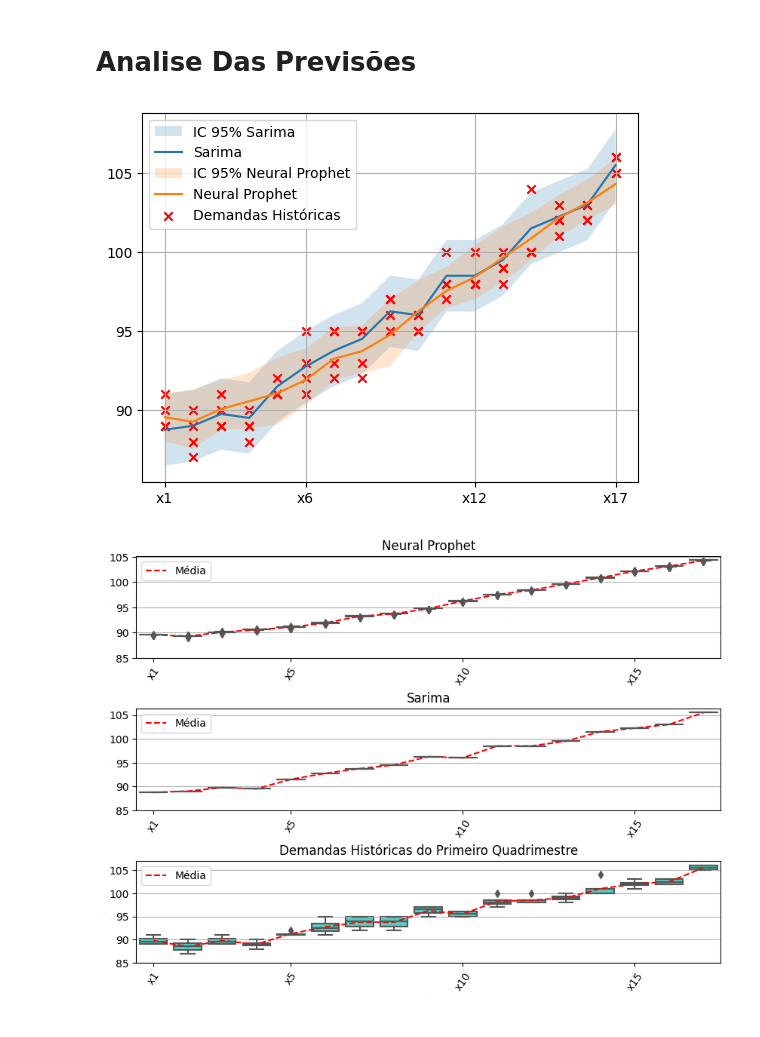
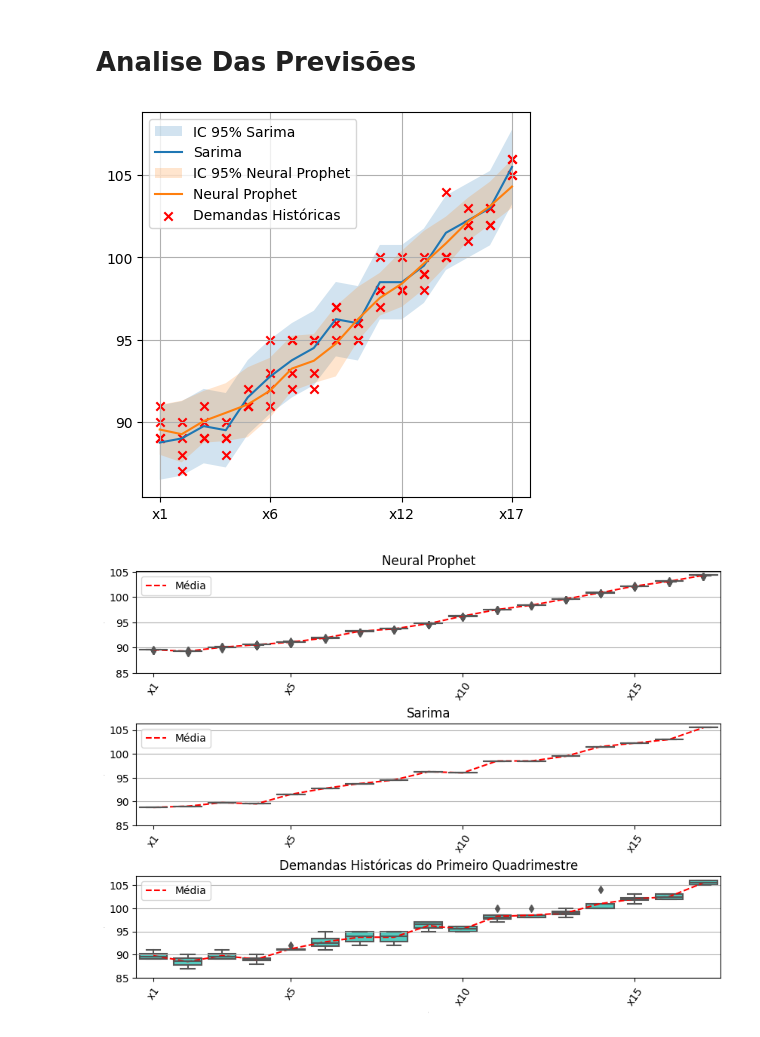
Before and after one commit to MarcioB1999/Prev_For_ULS, a Jupyter notebook: Modelos_previsao/previsoes_analise.ipynb, the cells around one changed output. Drawn from its saved outputs; the diff is of its cells as text; code cells hidden in the pictures.

```diff
--- a/Modelos_previsao/previsoes_analise.ipynb
+++ b/Modelos_previsao/previsoes_analise.ipynb
@@ -148,20 +148,21 @@ boxPlot_previsao_sar = dataFrame_to_boxPlot(previsao_demanda_sar,'demandas')
 boxPlot_demandas = dataFrame_to_boxPlot(demandas_d,'demandas')
 boxPlot_demandas['year'] = [2015+j for i in range(17) for j in range(4)]
 # %%
+fig=plt.figure(figsize=(5,5))
 plt.fill_between([f'x{i}' for i in range(1,18)], ic_sa['upper demandas'], ic_sa['lower demandas'],
                 alpha=0.2, interpolate=True,label='IC 95% Sarima')
 plt.plot([f'x{i}' for i in range(1,18)],previsoes_sar['demandas'].iloc[0],label='Sarima')
 plt.fill_between([f'x{i}' for i in range(1,18)], ic_np['yhat1 2.5%'], ic_np['yhat1 97.5%'],
                 alpha=0.2, interpolate=True,label='IC 95% Neural Prophet')
 plt.plot([f'x{i}' for i in range(1,18)],previsoes_np['demandas'].iloc[0],label='Neural Prophet')
 plt.xticks([0,5,11,16])
 plt.scatter(boxPlot_demandas['x'],boxPlot_demandas['demandas'],marker='x',color='red',label='Demandas Históricas')
 plt.grid(axis='both')
 
 plt.legend()
 plt.savefig('C:/Users/marcio/Documents/Codigos/Prev_For_ULS/Resultados/img/IC.png', format='png', bbox_inches='tight',pad_inches = 0.1)
 # %% [output]
-[figure, old version]
+[figure, new version]
 # %%
 fig=plt.figure(figsize=(10,7))
 #fig.suptitle('Distribuição das Previsões de Demandas por Período')
```
Also changed, not shown: 1 other file.
